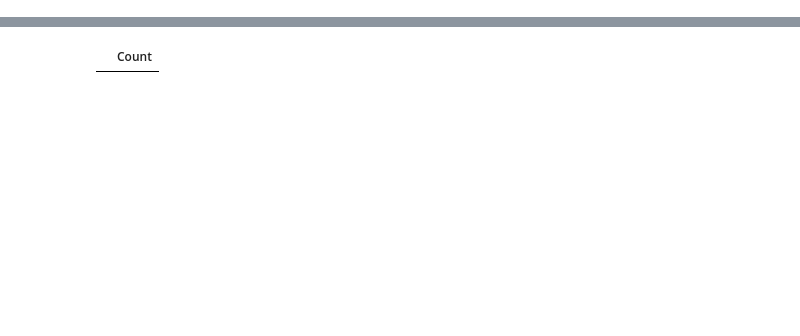
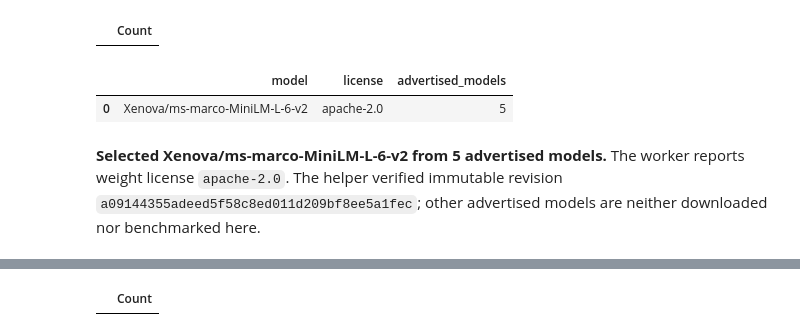
Before and after one commit to Query-farm/vgi-rerank, a Jupyter notebook: notebooks/01_candidate_budget_before_reranking.ipynb, the cells around one changed output, grey strips where cells are left out. Drawn from its saved outputs; the diff is of its cells as text; code cells hidden in the pictures; blank space fills up the shorter version.

```diff
--- a/notebooks/01_candidate_budget_before_reranking.ipynb
+++ b/notebooks/01_candidate_budget_before_reranking.ipynb
@@ -48,0 +59,9 @@ The following SQL materializes the candidate prefix, scores it once, and ranks t
+# %%
+%%sql
+INSTALL vgi FROM community;
+LOAD vgi;
+ATTACH 'rerank' (TYPE vgi, LOCATION 'uvx --python 3.13 --from git+https://github.com/Query-farm/vgi-rerank@v0.4.0 vgi-rerank-worker');
+CREATE TABLE model_catalog AS SELECT * FROM rerank.main.supported_models();
+CREATE TABLE selected_model AS SELECT model,license FROM model_catalog WHERE model='Xenova/ms-marco-MiniLM-L-6-v2';
+# %% [output]
+|  | Count |
@@ -48,0 +71,8 @@ The following SQL materializes the candidate prefix, scores it once, and ranks t
+# %%
+display(model)
+assert len(model)==1 and model.model.iloc[0]==assets.manifest["model_name"]
+prose(f"**Selected {model.model.iloc[0]} from {int(model.advertised_models.iloc[0])} advertised models.** The worker reports weight license `{model.license.iloc[0]}`. The helper verified immutable revision `{assets.manifest['revision']}`; other advertised models are neither downloaded nor benchmarked here.")
+# %% [output]
+|  | model | license | advertised_models |
+| 0 | Xenova/ms-marco-MiniLM-L-6-v2 | apache-2.0 | 5 |
+**Selected Xenova/ms-marco-MiniLM-L-6-v2 from 5 advertised models.** The worker reports weight license `apache-2.0`. The helper verified immutable revision `a09144355adeed5f58c8ed011d209bf8ee5a1fec`; other advertised models are neither downloaded nor benchmarked here.
```
Also changed, not shown: parts of 28 cells of this notebook, 10 other files.
